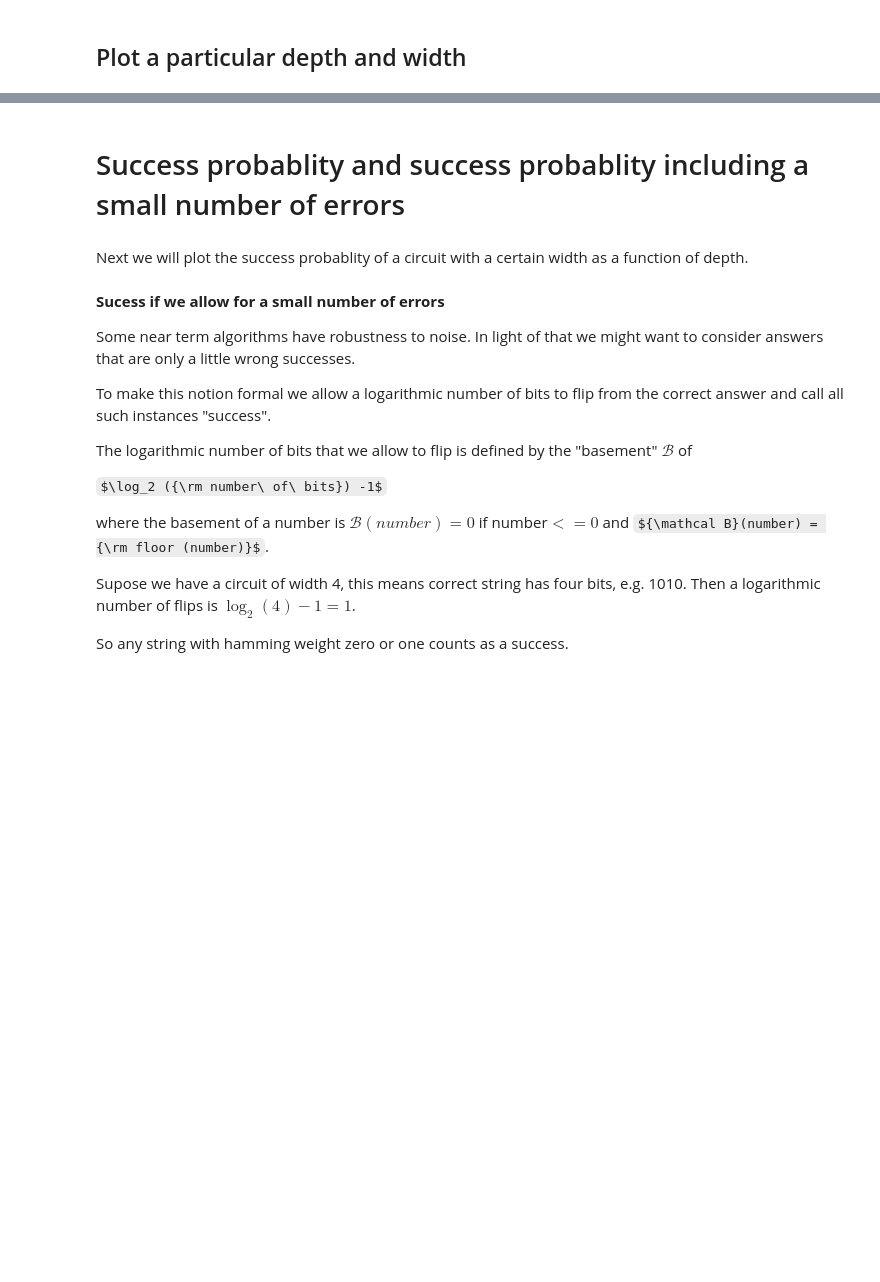
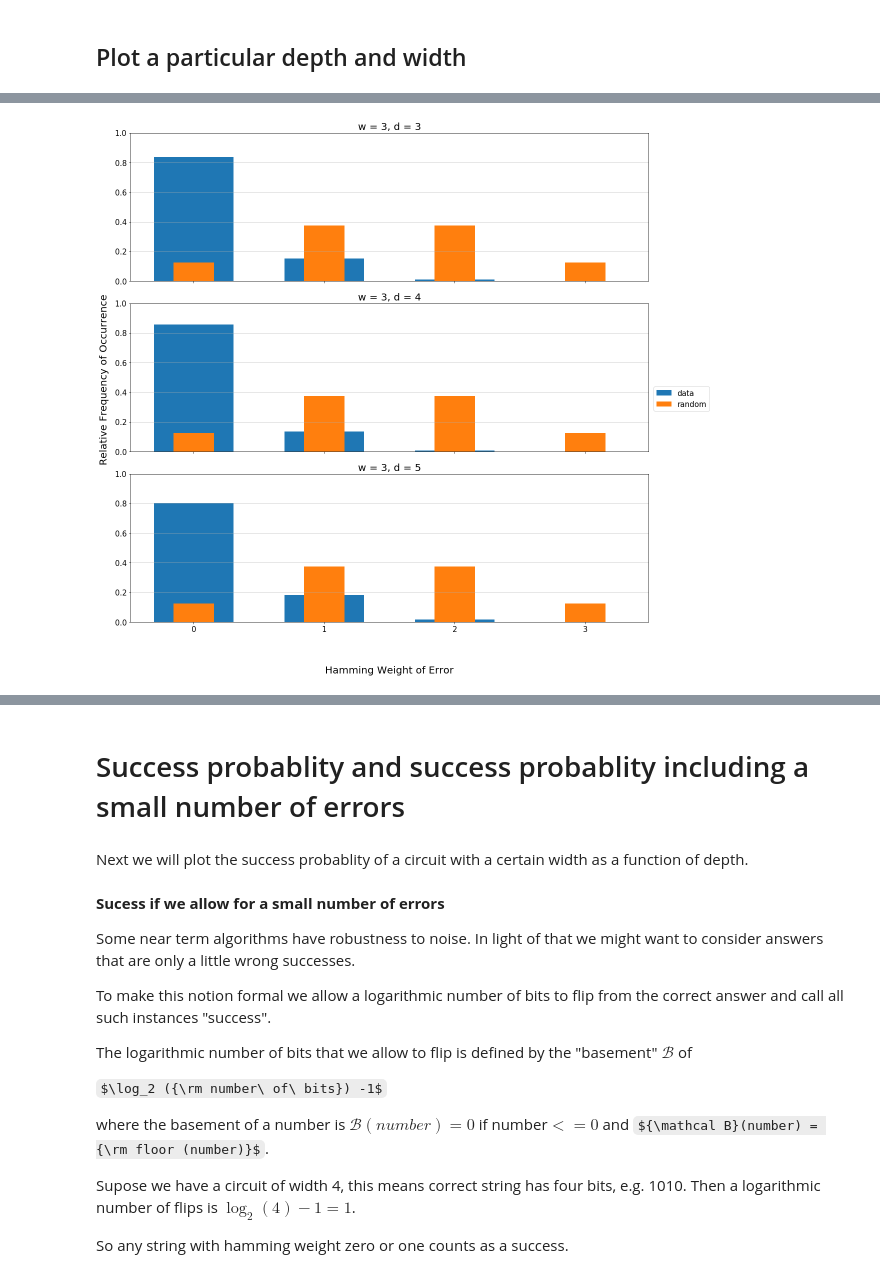
Before and after one commit to rigetti/forest-benchmarking, a Jupyter notebook: examples/volumetrics.ipynb, the cells around one changed output, grey strips where cells are left out. Drawn from its saved outputs; the diff is of its cells as text; code cells hidden in the pictures; some formulas as TeX source; blank space fills up the shorter version.

```diff
--- a/examples/volumetrics.ipynb
+++ b/examples/volumetrics.ipynb
@@ -394,0 +380,4 @@ plt.show()
+# %%
+fig, axs = plot_error_distributions(avg_err_hamm_distrs, widths=[w], plot_rand_distr=True)
+# %% [output]
+[figure, added]
```
Also changed, not shown: parts of 31 cells of this notebook, 1 other file.
